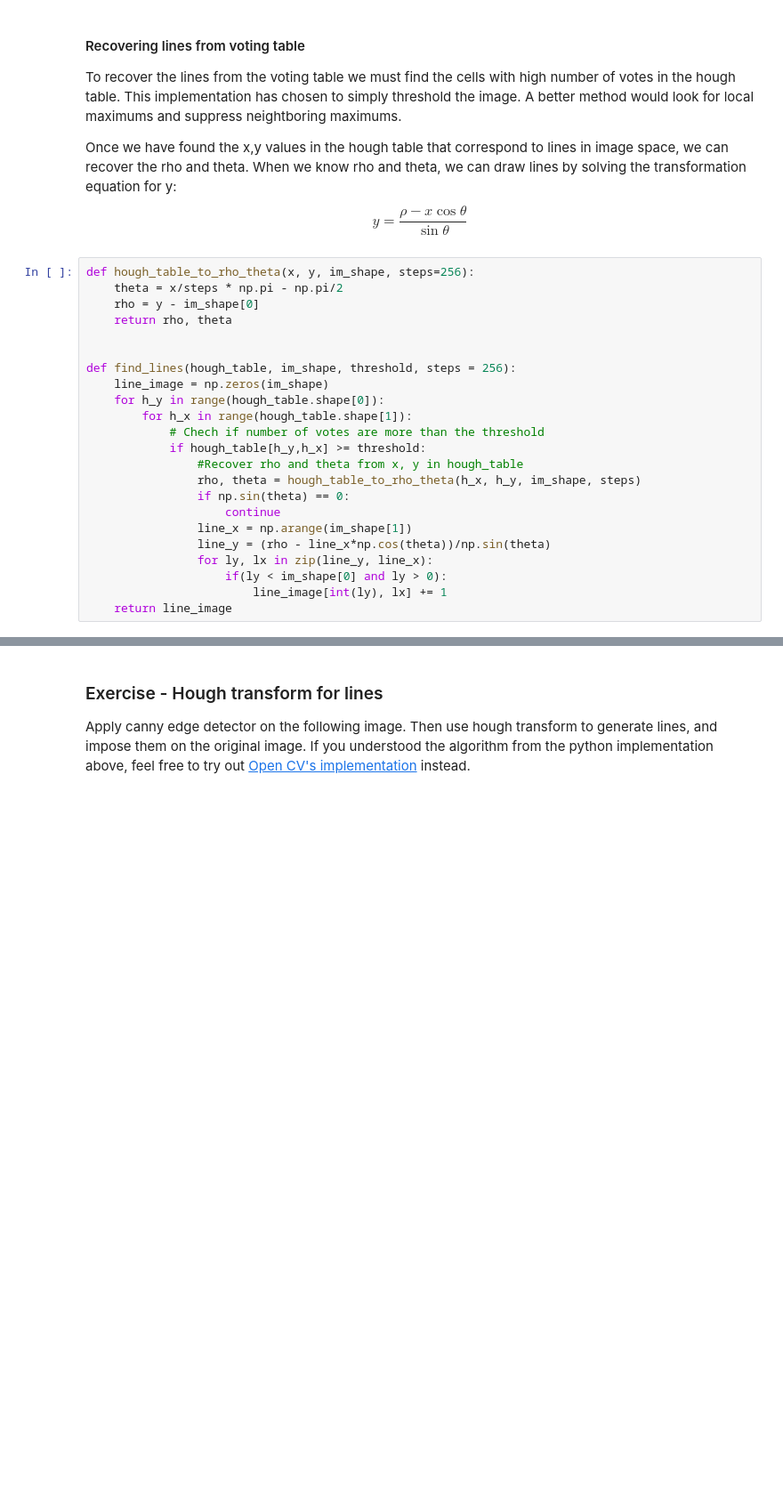
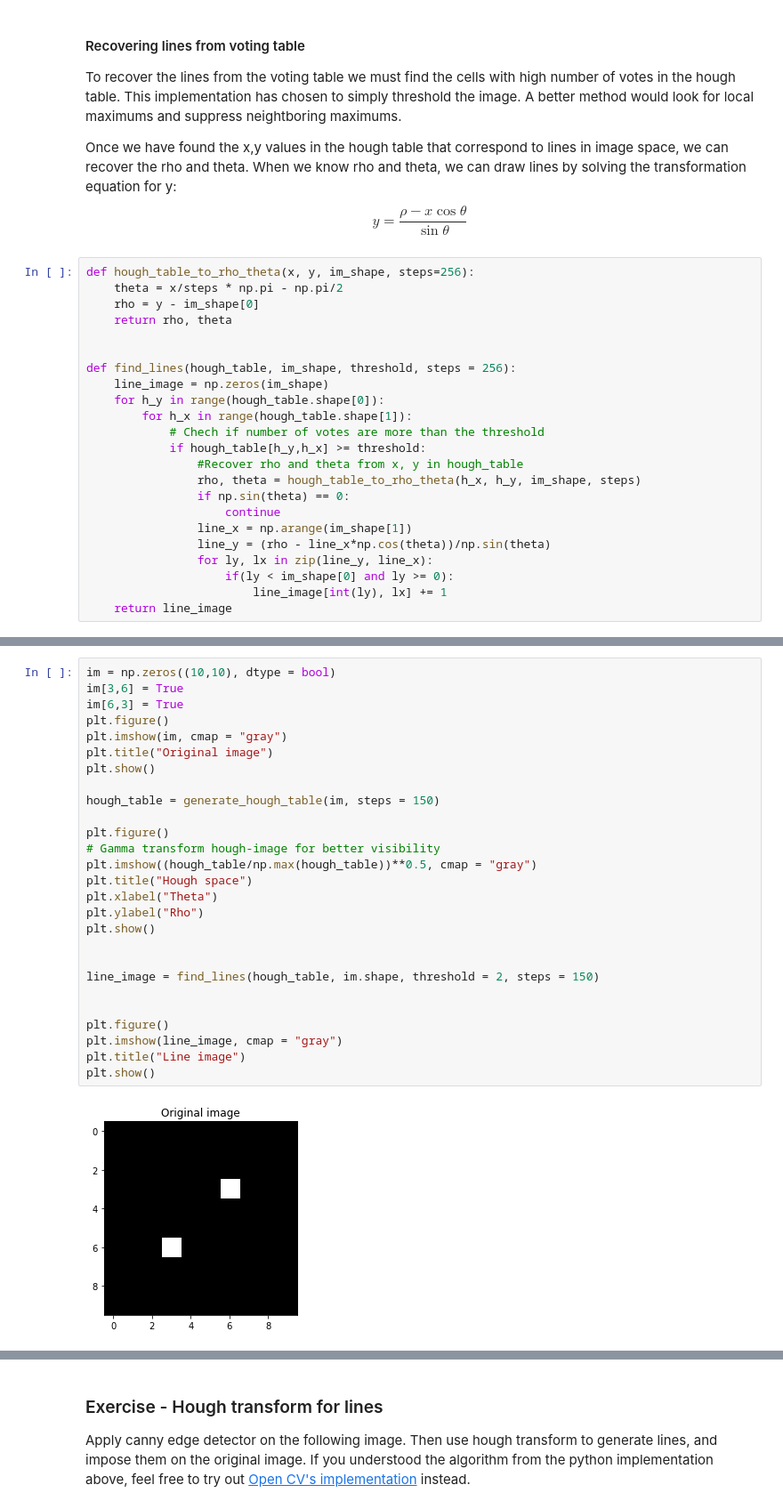
Before and after one commit to ErlingLie/TDT4195-Material, a Jupyter notebook: Segmentation.ipynb, the cells around one changed output, grey strips where cells are left out. Shown at 89% size. Cells and saved outputs as stored; diff of their text form; blank space fills up the shorter version.

Commit message:
Simpler images and fixed nms

```diff
--- a/Segmentation.ipynb
+++ b/Segmentation.ipynb
@@ -432,7 +432,7 @@ def find_lines(hough_table, im_shape, threshold, steps = 256):
                 line_x = np.arange(im_shape[1])
                 line_y = (rho - line_x*np.cos(theta))/np.sin(theta)
                 for ly, lx in zip(line_y, line_x):
-                    if(ly < im_shape[0] and ly > 0):
+                    if(ly < im_shape[0] and ly >= 0):
                         line_image[int(ly), lx] += 1
     return line_image
 # %% [markdown]
@@ -440,0 +443,29 @@ Normally we run hough-transform over edge images, for instance the output of a c
+# %%
+im = np.zeros((10,10), dtype = bool)
+im[3,6] = True
+im[6,3] = True
+plt.figure()
+plt.imshow(im, cmap = "gray")
+plt.title("Original image")
+plt.show()
+
+hough_table = generate_hough_table(im, steps = 150)
+
+plt.figure()
+# Gamma transform hough-image for better visibility
+plt.imshow((hough_table/np.max(hough_table))**0.5, cmap = "gray")
+plt.title("Hough space")
+plt.xlabel("Theta")
+plt.ylabel("Rho")
+plt.show()
+
+
+line_image = find_lines(hough_table, im.shape, threshold = 2, steps = 150)
+
+
+plt.figure()
+plt.imshow(line_image, cmap = "gray")
+plt.title("Line image")
+plt.show()
+# %% [output]
+[figure, added]
```
Also changed, not shown: parts of 4 cells of this notebook.
